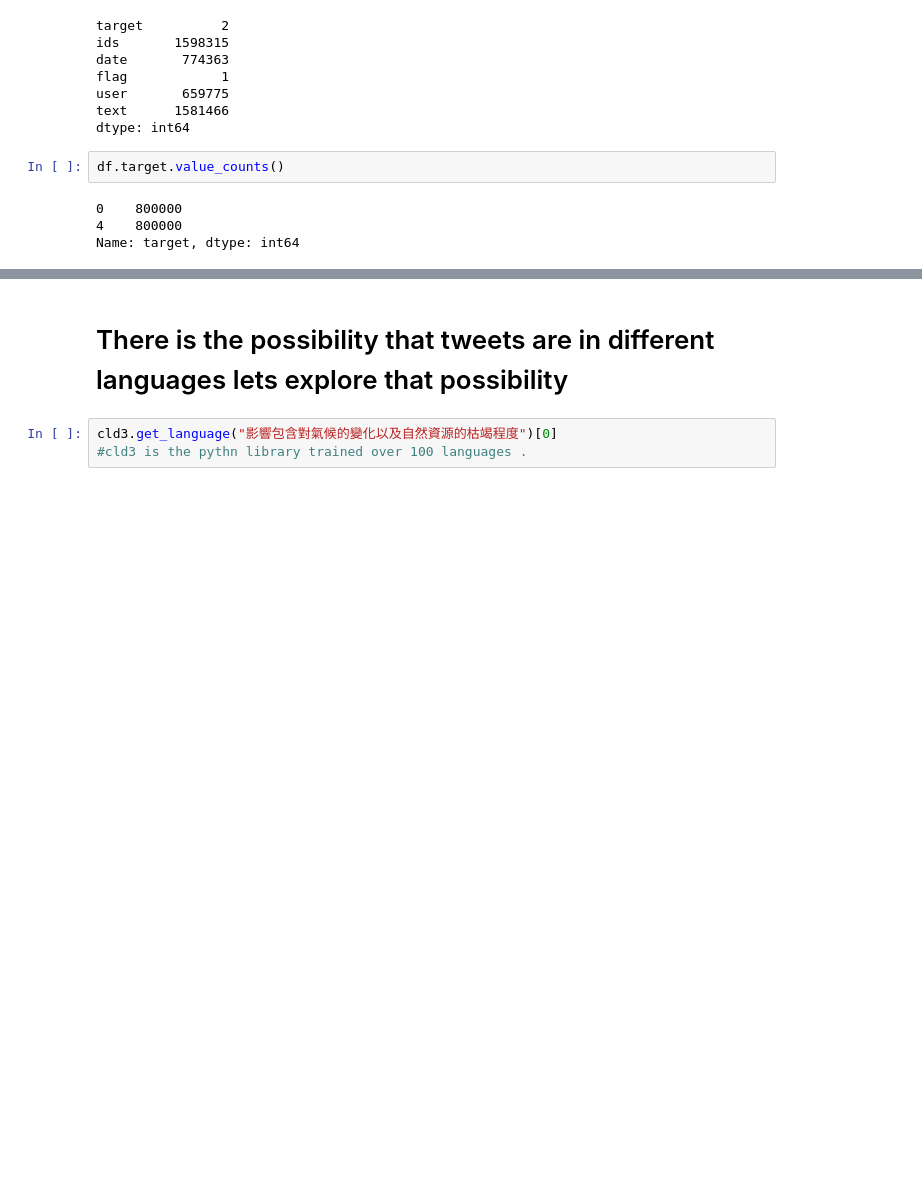
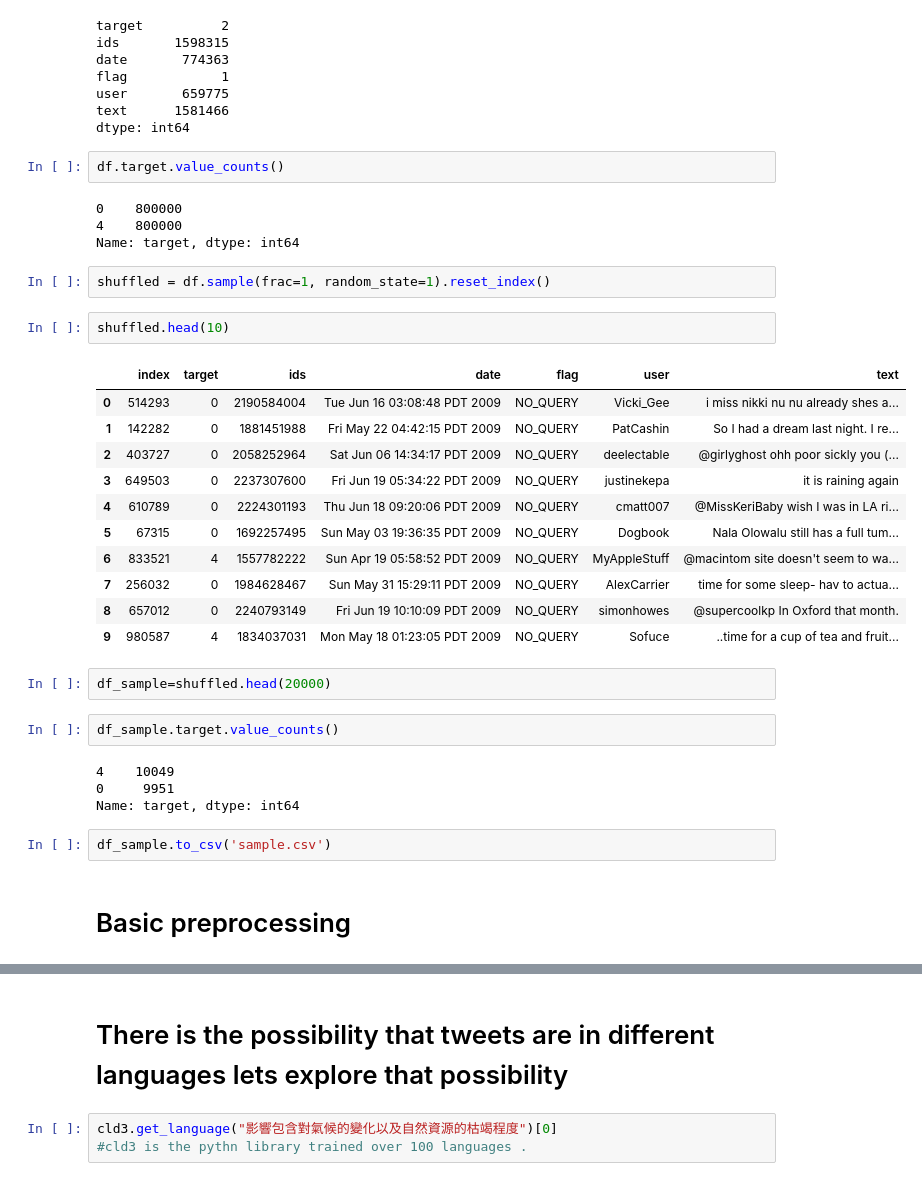
Before and after one commit to xorsuyash/Tweets, a Jupyter notebook: Preprocessing/EDA.ipynb, the cells around one changed output, grey strips where cells are left out. Saved outputs shown, nothing was run; the diff lists cells and outputs as text; blank space fills up the shorter version.

Commit message:
trained samples of 20000

```diff
--- a/Preprocessing/EDA.ipynb
+++ b/Preprocessing/EDA.ipynb
@@ -70,3 +72,31 @@ df.target.value_counts()
 0    800000
 4    800000
 Name: target, dtype: int64
+# %%
+shuffled = df.sample(frac=1, random_state=1).reset_index()
+# %%
+shuffled.head(10)
+# %% [output]
+|  | index | target | ids | date | flag | user | text |
+| 0 | 514293 | 0 | 2190584004 | Tue Jun 16 03:08:48 PDT 2009 | NO_QUERY | Vicki_Gee | i miss nikki nu nu already shes a... |
+| 1 | 142282 | 0 | 1881451988 | Fri May 22 04:42:15 PDT 2009 | NO_QUERY | PatCashin | So I had a dream last night. I re... |
+| 2 | 403727 | 0 | 2058252964 | Sat Jun 06 14:34:17 PDT 2009 | NO_QUERY | deelectable | @girlyghost ohh poor sickly you (... |
+| 3 | 649503 | 0 | 2237307600 | Fri Jun 19 05:34:22 PDT 2009 | NO_QUERY | justinekepa | it is raining again |
+| 4 | 610789 | 0 | 2224301193 | Thu Jun 18 09:20:06 PDT 2009 | NO_QUERY | cmatt007 | @MissKeriBaby wish I was in LA ri... |
+| 5 | 67315 | 0 | 1692257495 | Sun May 03 19:36:35 PDT 2009 | NO_QUERY | Dogbook | Nala Olowalu still has a full tum... |
+| 6 | 833521 | 4 | 1557782222 | Sun Apr 19 05:58:52 PDT 2009 | NO_QUERY | MyAppleStuff | @macintom site doesn't seem to wa... |
+| 7 | 256032 | 0 | 1984628467 | Sun May 31 15:29:11 PDT 2009 | NO_QUERY | AlexCarrier | time for some sleep- hav to actua... |
+| 8 | 657012 | 0 | 2240793149 | Fri Jun 19 10:10:09 PDT 2009 | NO_QUERY | simonhowes | @supercoolkp In Oxford that month. |
+| 9 | 980587 | 4 | 1834037031 | Mon May 18 01:23:05 PDT 2009 | NO_QUERY | Sofuce | ..time for a cup of tea and fruit... |
+# %%
+df_sample=shuffled.head(20000)
+# %%
+df_sample.target.value_counts()
+# %% [output]
+4    10049
+0     9951
+Name: target, dtype: int64
+# %%
+df_sample.to_csv('sample.csv')
+# %% [markdown]
+# Basic preprocessing
```
Also changed, not shown: parts of 3 cells of this notebook, 6 other files.
